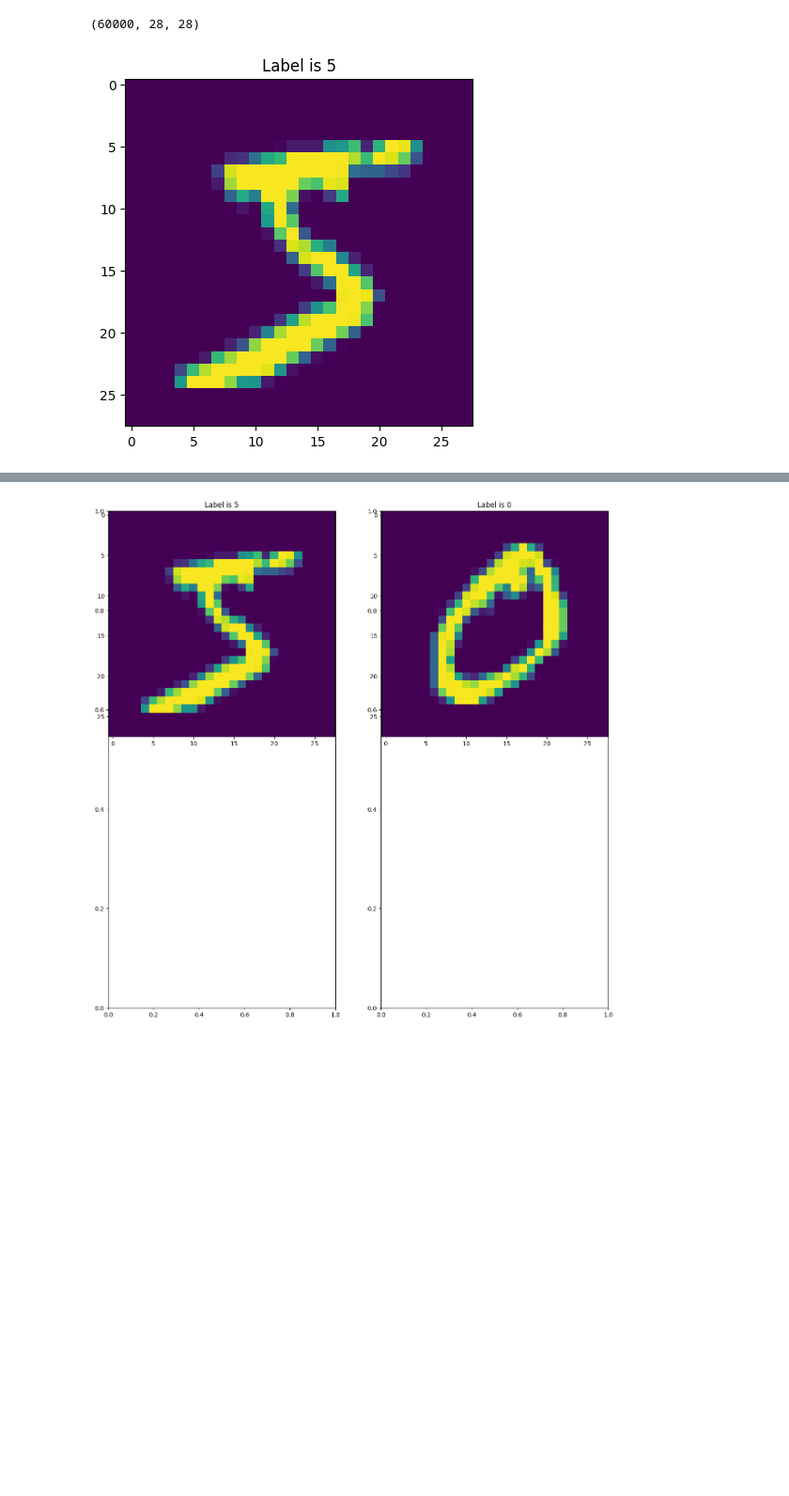
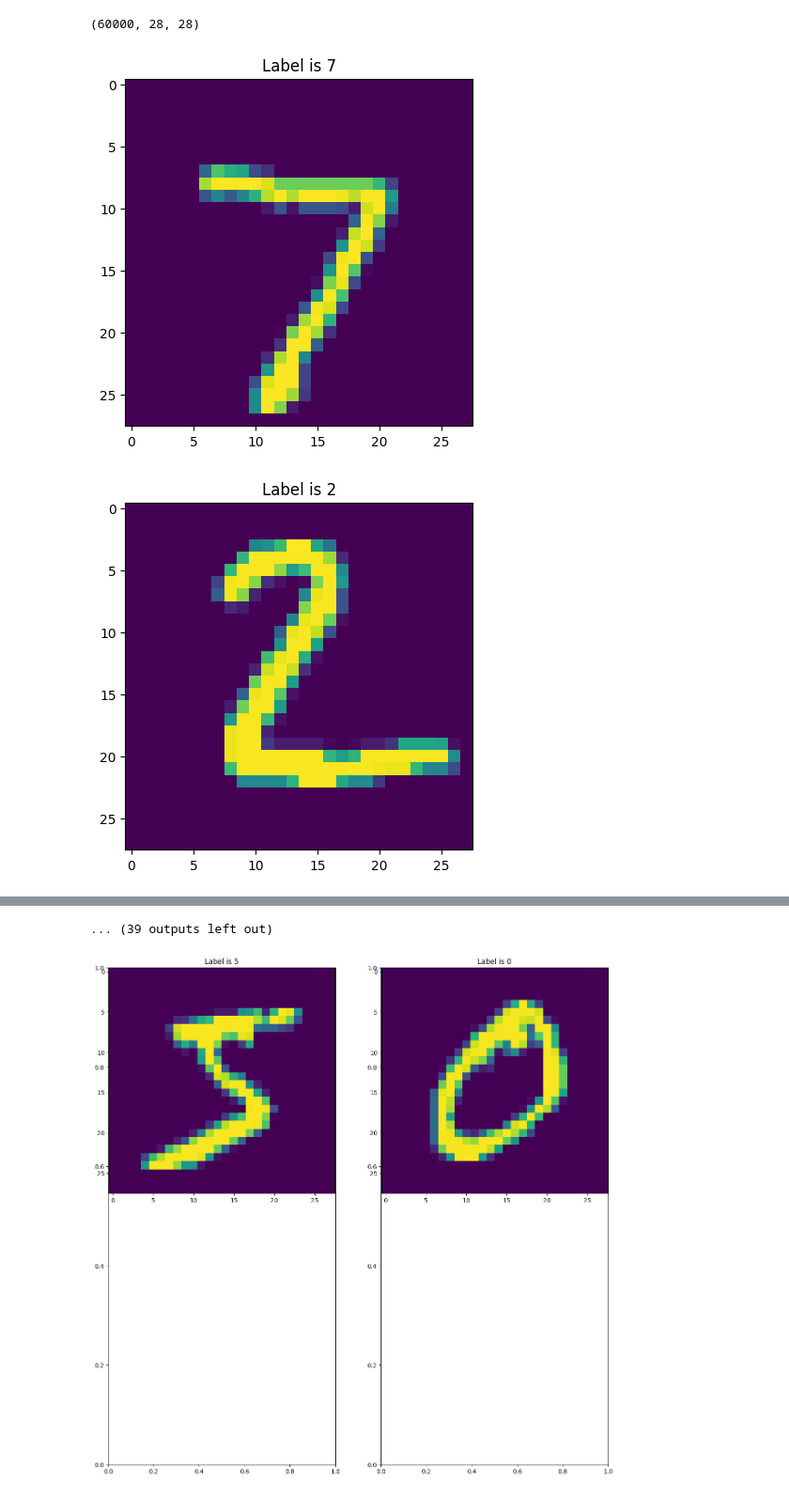
Before and after one commit to serserher/D7041E, a Jupyter notebook: Lab 1/D7041E_code_for_lab1.ipynb, the cells around one changed output, grey strips where cells are left out. Shown at 94% size. Saved outputs shown, nothing was run; the diff lists cells and outputs as text; code cells hidden in the pictures; blank space fills up the shorter version.

```diff
--- a/Lab 1/D7041E_code_for_lab1.ipynb
+++ b/Lab 1/D7041E_code_for_lab1.ipynb
@@ -154,14 +154,15 @@ Xtr.shape
 # %% [output]
 (60000, 28, 28)
 # %%
-Image=Xtr[0,:,:]
-Label=Ltr[0]
+Image=X_test[0,:,:]
+for i in range(51):
+    Image = X_test[i,:,:]
+    Label = L_test [i]
+    plt.title('Label is {Label}'.format(Label=Label))
+    plt.imshow(Image)
 
-
-plt.title('Label is {Label}'.format(Label=Label))
-plt.imshow(Image)
-
-plt.show()
-plt.close()
+    plt.show()
+    plt.close()
 # %% [output]
-[figure, old version]
+[figure, new version]
+[figure, added]
@@ -168,3 +179,4 @@ plt.close()
+... (39 outputs left out)
 # %%
 fig, ax=plt.subplots(nrows=1, ncols=2, figsize=(15,15))
 ax0=plt.subplot(2,2,1)
```
Also changed, not shown: parts of 1 cell of this notebook, 6 other files.
